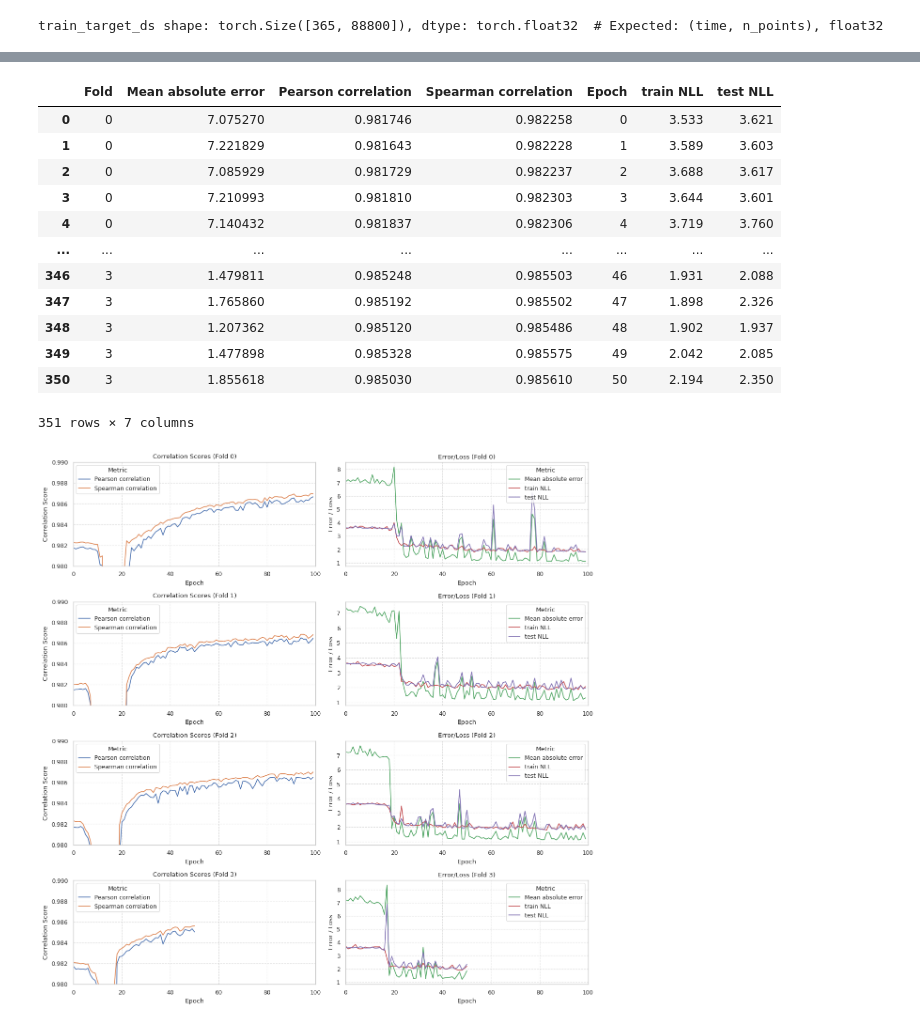
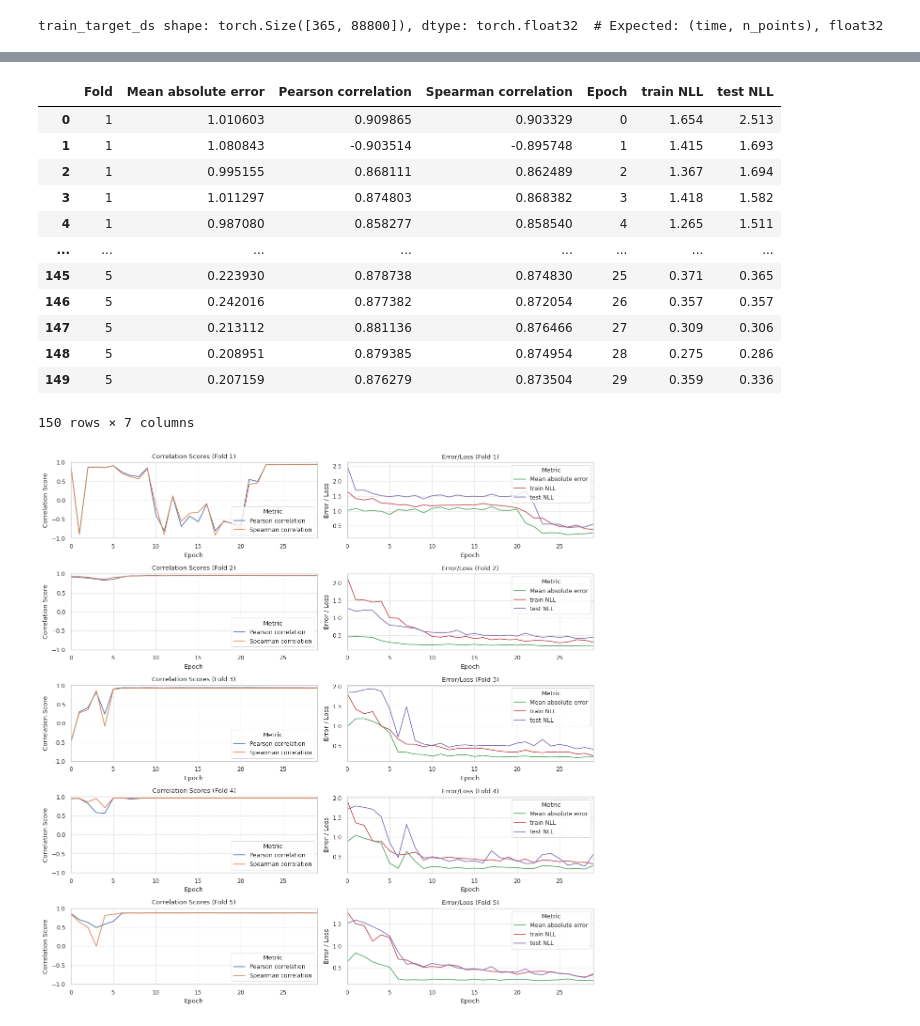
Before and after one commit to adrienpaolini/convNPClimate, a Jupyter notebook: training_notebook.ipynb, the cells around one changed output, grey strips where cells are left out. Cells and saved outputs as stored; diff of their text form; code cells hidden in the pictures.

Commit message:
ERA5/MeteoSwiss end-to-end training on 30 epochs, 5 folds cross-validation. Adding the 5 models to trained_models/base-30-5folds.

```diff
--- a/training_notebook.ipynb
+++ b/training_notebook.ipynb
@@ -56,7 +56,7 @@ LENGTH_SCALE = 0.1  # default in paper is 0.1
 IN_CHANNELS = 5    # default in paper is 25
 
 # Training parameters
-N_EPOCHS = 10      # default in paper is 100
+N_EPOCHS = 30      # default in paper is 100
 BATCH_SIZE = 16     # default in paper is 16    # TODO: wire this in
 LR = 5e-4           # default in paper is 5e-4
 PATIENCE = 10       # default in paper is 10    # TODO: wire this in
@@ -228,8 +235,8 @@ Converted target dataset shape (time, lat*lon): torch.Size([547, 1560])
 # %%
 def prepare_meteoswiss_targets(
     meteo_swiss_glob: str,
-    normalization_stats: NormalizationStats,
-    data_var: str = 'TmaxD',  # Updated to match your dataset
+    normalization_stats: Era5Metadata,
+    data_var: str = 'TmaxD',
     elev_var: str | None = None,
     convert_to_kelvin: bool = False,
     year_start: int | None = None
@@ -245,7 +252,7 @@ def prepare_meteoswiss_targets(
 
     Returns:
         X (Locations): (point, 2) -> [Lat_norm, Lon_norm]
-        Y (Truth):     (time, point, 1) -> [Temp_norm]
+        Y (Truth):     (time, point) -> [Temp_norm]
         E (Topo):      (point, 3) -> [True_Elev, Elev_Diff, mTPI] (Zeros if missing)
     """
 
@@ -318,9 +325,10 @@ def prepare_meteoswiss_targets(
     # Truth = (Temp - Input_Mean) / Input_Std
     y_norm = (data_flat - normalization_stats.data_mean) / normalization_stats.data_std
 
-    # Expand dims to (time, point, channel)
-    tensor_y = y_norm.expand_dims(dim={"channel": 1}, axis=-1)
-    tensor_y = tensor_y.transpose("time", "point", "channel")
+    # # Expand dims to (time, point, channel)
+    # tensor_y = y_norm.expand_dims(dim={"channel": 1}, axis=-1)
+    # tensor_y = tensor_y.transpose("time", "point", "channel")
+    tensor_y = y_norm.transpose("time", "point")
 
     # 4. Prepare Topography (Tensor e)
     # The paper expects 3 features: [True Elevation, Elevation Diff, mTPI]
@@ -358,7 +366,7 @@ def prepare_meteoswiss_targets(
 
 target_x, target_y, target_topo = prepare_meteoswiss_targets(
     METEO_SWISS_MAX_TEMP_GLOB,
-    normalization_stats=era5_stats,
+    normalization_stats=era5_metadata,
     data_var='TmaxD',
     elev_var=None,
     convert_to_kelvin=True,
@@ -508,6 +525,9 @@ num_target_points = target_y.sizes['point']
 print(f"Number of target points: {num_target_points}")
 elev = torch.zeros(num_target_points, 3).to(device)
 
+train_target_ds = torch.from_numpy(target_y.values.astype(np.float32)).to(device)
+print(f"train_target_ds shape: {train_target_ds.shape}, dtype: {train_target_ds.dtype}  # Expected: (time, n_points), float32")
+
 # Loop over cross-validation folds
 for fold in range(N_FOLDS):
     print(f'\nStarting fold {fold + 1}/{N_FOLDS}...\n')
@@ -517,10 +537,6 @@ for fold in range(N_FOLDS):
     model, loss_fn, get_value_fn = build_model(VARIABLE, N_CHANNELS, N_BLOCKS, KERNEL_SIZE, LENGTH_SCALE, IN_CHANNELS)
     model = model.to(device)
     optimizer = optim.Adam(model.parameters(), lr=LR)
-
-    # train_target_ds = torch.from_numpy(target_ds['t_max'].values).to(device)
-    # # Reshaping from (time, latitude, longitude) to (time, latitude * longitude)
-    # train_target_ds = train_target_ds.reshape(train_target_ds.shape[0], -1)
 
     # Note: fold splitting logic is inside train_elev
     # Train the model
@@ -533,7 +549,7 @@ for fold in range(N_FOLDS):
         y_context=train_input_ds,
         y_target=train_target_ds,
         output_dir=OUTPUT_DIR,
-        y_target_t=None,  # did not figure out what this does, it's not used in Vaughan's code
+        y_target_t=None,  # did not figure out what this does, it's not used internally in Vaughan et al's code
         get_value=get_value_fn,
         fold=fold,
         n_folds=N_FOLDS,
@@ -571,20 +587,20 @@ KeyboardInterrupt:
 # %%
-stats = pd.read_csv('trained_models/stats.csv')
+stats = pd.read_csv('trained_models/base-30-5folds/base-30-5folds-stats.csv')
 stats
 # %% [output]
 |  | Fold | Mean absolute error | Pearson correlation | Spearman correlation | Epoch | train NLL | test NLL |
-| 0 | 0 | 7.075270 | 0.981746 | 0.982258 | 0 | 3.533 | 3.621 |
-| 1 | 0 | 7.221829 | 0.981643 | 0.982228 | 1 | 3.589 | 3.603 |
-| 2 | 0 | 7.085929 | 0.981729 | 0.982237 | 2 | 3.688 | 3.617 |
-| 3 | 0 | 7.210993 | 0.981810 | 0.982303 | 3 | 3.644 | 3.601 |
-| 4 | 0 | 7.140432 | 0.981837 | 0.982306 | 4 | 3.719 | 3.760 |
+| 0 | 1 | 1.010603 | 0.909865 | 0.903329 | 0 | 1.654 | 2.513 |
+| 1 | 1 | 1.080843 | -0.903514 | -0.895748 | 1 | 1.415 | 1.693 |
+| 2 | 1 | 0.995155 | 0.868111 | 0.862489 | 2 | 1.367 | 1.694 |
+| 3 | 1 | 1.011297 | 0.874803 | 0.868382 | 3 | 1.418 | 1.582 |
+| 4 | 1 | 0.987080 | 0.858277 | 0.858540 | 4 | 1.265 | 1.511 |
 | ... | ... | ... | ... | ... | ... | ... | ... |
-| 346 | 3 | 1.479811 | 0.985248 | 0.985503 | 46 | 1.931 | 2.088 |
-| 347 | 3 | 1.765860 | 0.985192 | 0.985502 | 47 | 1.898 | 2.326 |
-| 348 | 3 | 1.207362 | 0.985120 | 0.985486 | 48 | 1.902 | 1.937 |
-| 349 | 3 | 1.477898 | 0.985328 | 0.985575 | 49 | 2.042 | 2.085 |
-| 350 | 3 | 1.855618 | 0.985030 | 0.985610 | 50 | 2.194 | 2.350 |
+| 145 | 5 | 0.223930 | 0.878738 | 0.874830 | 25 | 0.371 | 0.365 |
+| 146 | 5 | 0.242016 | 0.877382 | 0.872054 | 26 | 0.357 | 0.357 |
+| 147 | 5 | 0.213112 | 0.881136 | 0.876466 | 27 | 0.309 | 0.306 |
+| 148 | 5 | 0.208951 | 0.879385 | 0.874954 | 28 | 0.275 | 0.286 |
+| 149 | 5 | 0.207159 | 0.876279 | 0.873504 | 29 | 0.359 | 0.336 |
-351 rows × 7 columns
+150 rows × 7 columns
 # %%
 import seaborn as sns
 import matplotlib.pyplot as plt
@@ -624,40 +640,40 @@ for i, fold in enumerate(folds):
     ax.set_title(f'Correlation Scores (Fold {fold})')
     ax.set_xlabel('Epoch')
     ax.set_ylabel('Correlation Score')
-    ax.set_ylim(0.98, 0.99)
-    ax.set_xlim(0, 100)
+    ax.set_ylim(-1, 1)
+    ax.set_xlim(0, stats['Epoch'].max())
     ax.grid(True, linestyle='--', alpha=0.7)
-    ax.legend(title='Metric', loc='upper left')
+    ax.legend(title='Metric', loc='lower right')
 
     # Plot errors
     ax = axes[i, 1]
 
     # Convert to long format
     fold_stats_long = fold_stats.melt(
         id_vars='Epoch',
         value_vars=['Mean absolute error', 'train NLL', 'test NLL'],
         var_name='Error / Loss',
         value_name='Value'
     )
 
     sns.lineplot(
         data=fold_stats_long,
         x='Epoch',
         y='Value',
         hue='Error / Loss',
         palette={'Mean absolute error': palette[2], 'train NLL': palette[3], 'test NLL': palette[4]},
         ax=ax
     )
 
     ax.set_title(f'Error/Loss (Fold {fold})')
     ax.set_xlabel('Epoch')
     ax.set_ylabel('Error / Loss')
     # ax.set_ylim(0.98, 0.99)
-    ax.set_xlim(0, 100)
+    ax.set_xlim(0, stats['Epoch'].max())
     ax.grid(True, linestyle='--', alpha=0.7)
     ax.legend(title='Metric', loc='upper right')
 
 plt.tight_layout()
 plt.show()
 # %% [output]
-[figure, old version]
+[figure, new version]
```
Also changed, not shown: parts of 7 cells of this notebook, 7 other files.
